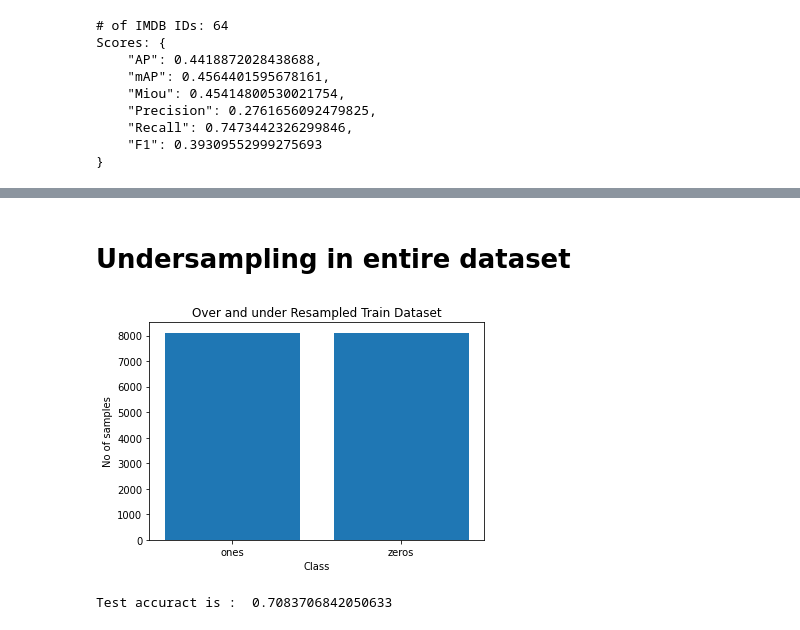
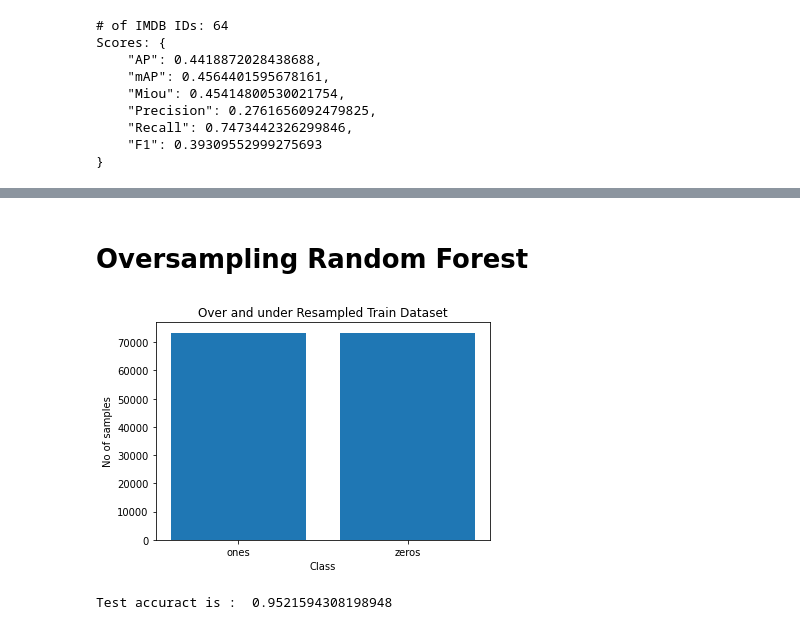
Before and after one commit to aarjunsrinivasan/scene-classifier, a Jupyter notebook: Ml_imbalance.ipynb, the cells around one changed output, grey strips where cells are left out. Cells and saved outputs as stored; diff of their text form; code cells hidden in the pictures.

Commit message:
KNN an Random forest method

```diff
--- a/Ml_imbalance.ipynb
+++ b/Ml_imbalance.ipynb
@@ -168,14 +160,14 @@ Scores: {
 }
 # %% [markdown]
-# Undersampling in entire dataset
+# Oversampling Random Forest
 # %%
-X5_resampled, y5_resampled = RandomUnderSampler(random_state=123).fit_resample(X, Y)
+X5_resampled, y5_resampled = SMOTE(random_state=123).fit_resample(x_train, y_train)
 imbal(y5_resampled,'Over and under Resampled Train Dataset')
-clf5 = LogisticRegression(random_state=0).fit(X5_resampled, y5_resampled)
+clf5 = RandomForestClassifier().fit(X5_resampled, y5_resampled)
 print("Test accuract is : ",clf5.score(X, Y))
 # %% [output]
-[figure, old version]
+[figure, new version]
-Test accuract is :  0.7083706842050633
+Test accuract is :  0.9521594308198948
 # %%
 generate_predictions_dir_LR(clf5,'/media/arjun/Data/eluvio/data/','/media/arjun/Data/eluvio/lr5/')
 # %%
```
Also changed, not shown: parts of 14 cells of this notebook.
